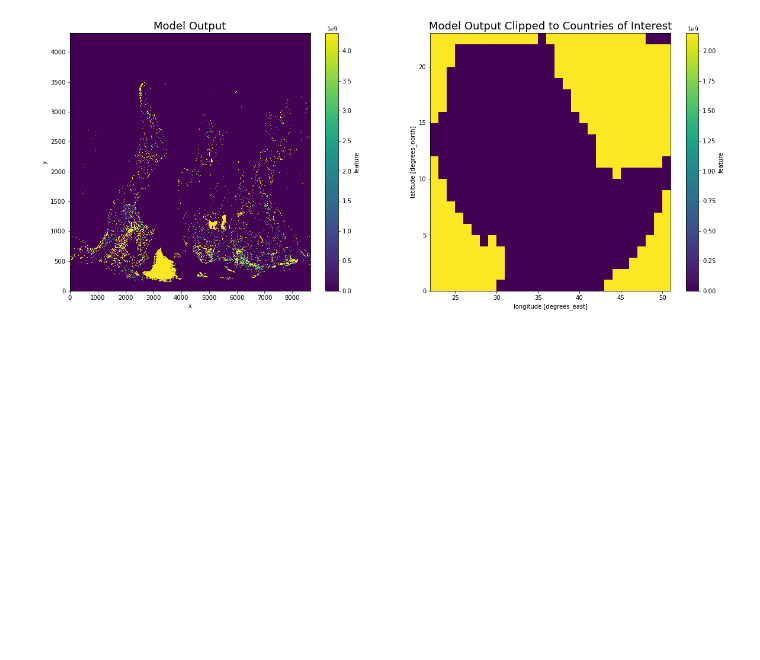
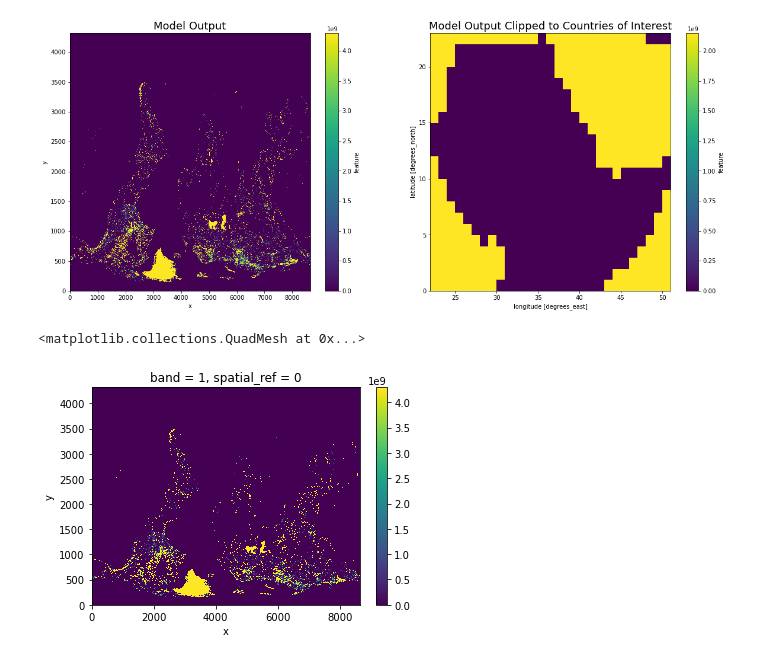
Before and after one commit to WorldModelers/insight-patterns, a Jupyter notebook: clipping/clipping-to-reference-geotiff.ipynb, the cells around one changed output. Cells and saved outputs as stored; diff of their text form; code cells hidden in the pictures; blank space fills up the shorter version.

```diff
--- a/clipping/clipping-to-reference-geotiff.ipynb
+++ b/clipping/clipping-to-reference-geotiff.ipynb
@@ -87,3 +88,11 @@ axes[1].set_title("Model Output Clipped to Countries of Interest", fontsize = 18
 # %% [output]
 Text(0.5, 1.0, 'Model Output Clipped to Countries of Interest')
 [figure]
+# %%
+import rioxarray
+xds = rioxarray.open_rasterio(geotif_filename, masked=True,)
+# %%
+xds.plot()
+# %% [output]
+<matplotlib.collections.QuadMesh at 0x...>
+[figure, added]
```
Also changed, not shown: parts of 2 cells of this notebook, 11 other files.
